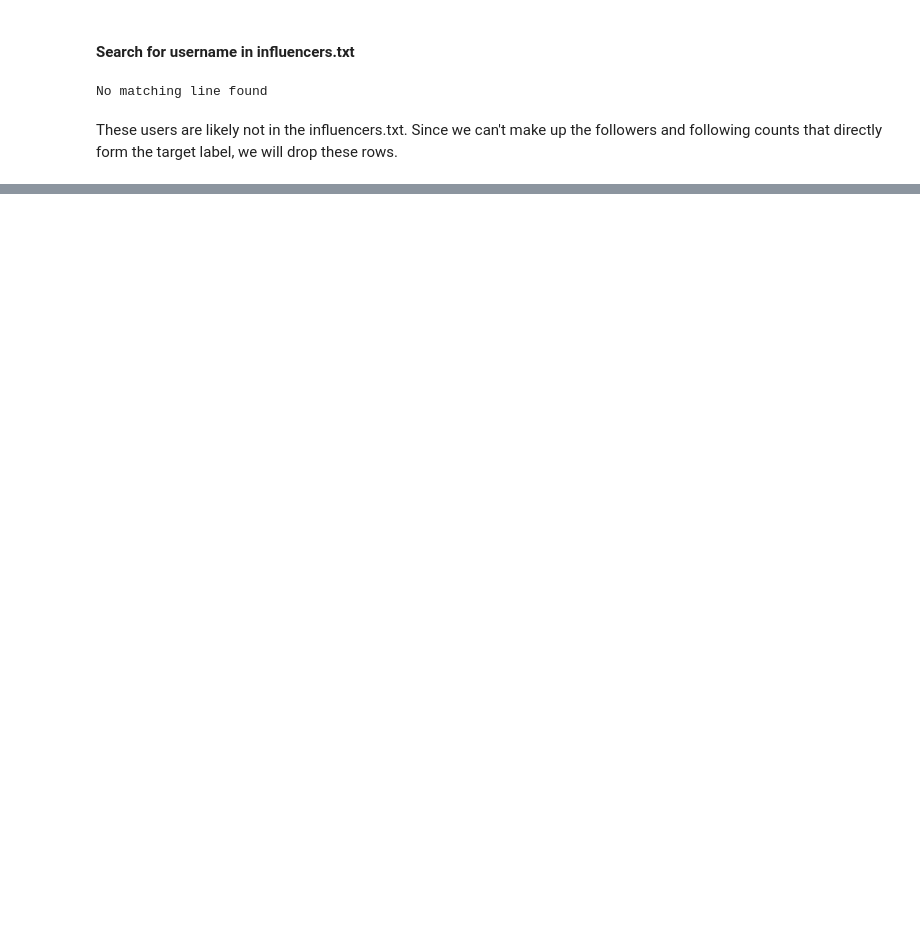
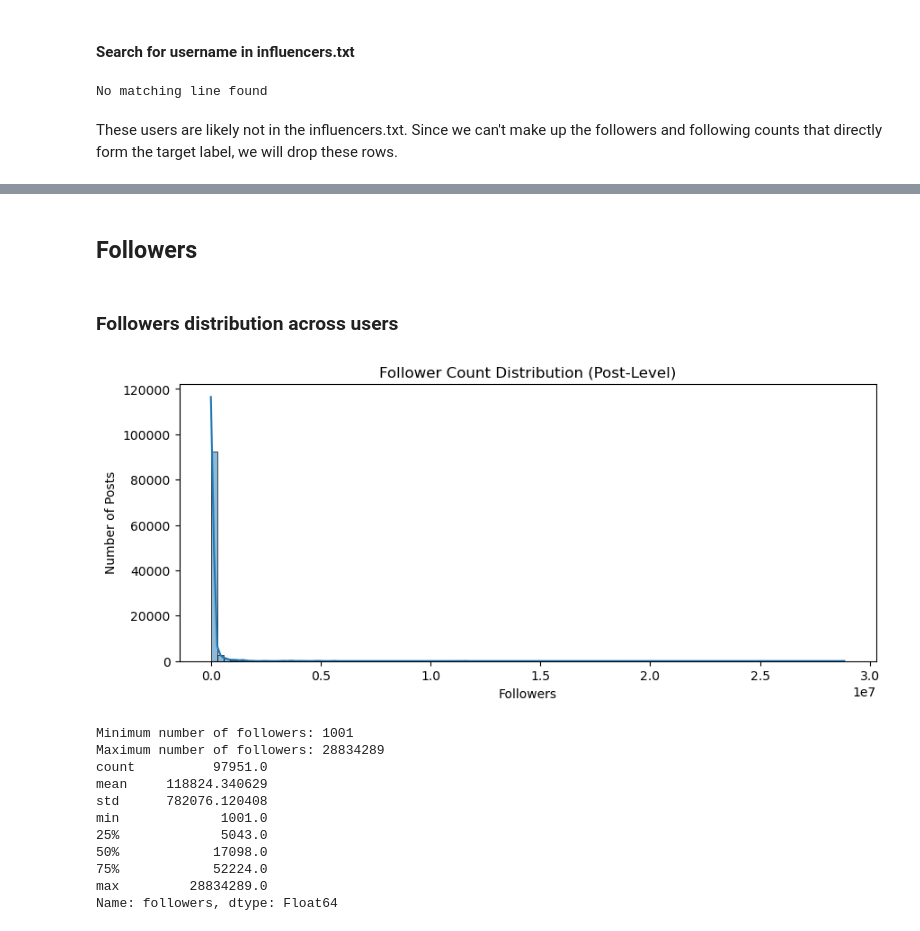
Before and after one commit to cheriechia/genAI-deepL-project, a Jupyter notebook: eda_preprocessing_large.ipynb, the cells around one changed output, grey strips where cells are left out. Cells and saved outputs as stored; diff of their text form; code cells hidden in the pictures; blank space fills up the shorter version.

```diff
--- a/eda_preprocessing_large.ipynb
+++ b/eda_preprocessing_large.ipynb
@@ -202,27 +0,0 @@ def find_file_by_ext(folder_path, extensions):
-# %%
-import json, gzip, lzma
-
-def load_metadata(path):
-    if path.endswith(".gz"):
-        with gzip.open(path, "rt", encoding="utf-8") as f:
-            return json.load(f)
-    elif path.endswith(".xz"):
-        with lzma.open(path, "rt", encoding="utf-8") as f:
-            return json.load(f)
-
-# Test loading of metadata with 1 sample
-json_dir = os.path.join(directory, "Post_metadata/posts_info/info")
-# json_file = next(iter(json_files_to_load))
-json_files_to_load_list = list(json_files_to_load)
-json_file = json_files_to_load_list[100] # random entry
-
-meta_path = os.path.join(json_dir, json_file)
-# meta = load_metadata(meta_path)
-with open(meta_path, "r", encoding="utf-8") as f:
-        meta = json.load(f)
-print(meta.keys())
-# print(meta['node'].keys())
-for k, v in meta.items(): #['node'].items():
-    print("KEY:", k)
-    print("VALUE:", v)
-    print("-" * 40)
@@ -584,0 +199,2 @@ memory usage: 11.5+ MB
+# %%
+df = df[df["num_images"] <= 10]
@@ -584,0 +223,31 @@ memory usage: 11.5+ MB
+# %% [markdown]
+## Followers
+# %% [markdown]
+### Followers distribution across users
+# %%
+import seaborn as sns
+
+# Follower distribution
+plt.figure(figsize=(10, 4))
+sns.histplot(df['followers'], bins=100, kde=True)
+plt.title("Follower Count Distribution (Post-Level)")
+plt.xlabel("Followers")
+plt.ylabel("Number of Posts")
+plt.show()
+
+print(f"Minimum number of followers: {df['followers'].min()}")
+print(f"Maximum number of followers: {df['followers'].max()}")
+print(df['followers'].describe())
+# %% [output]
+[figure, added]
+Minimum number of followers: 1001
+Maximum number of followers: 28834289
+count          97951.0
+mean     118824.340629
+std      782076.120408
+min             1001.0
+25%             5043.0
+50%            17098.0
+75%            52224.0
+max         28834289.0
+Name: followers, dtype: Float64
```
Also changed, not shown: parts of 167 cells of this notebook, 7 other files.
